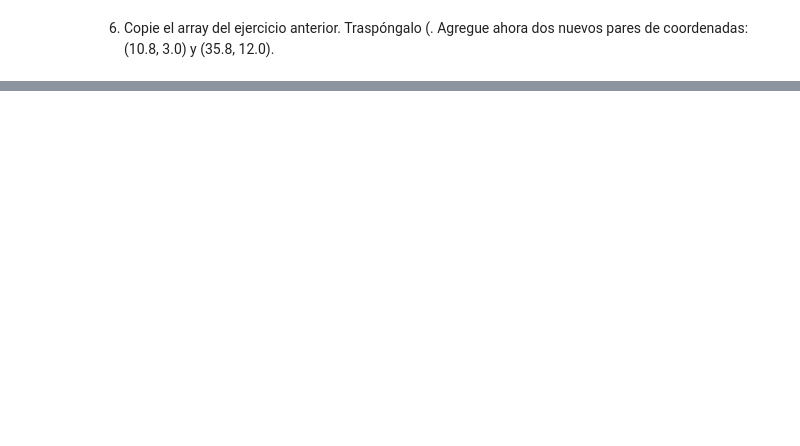
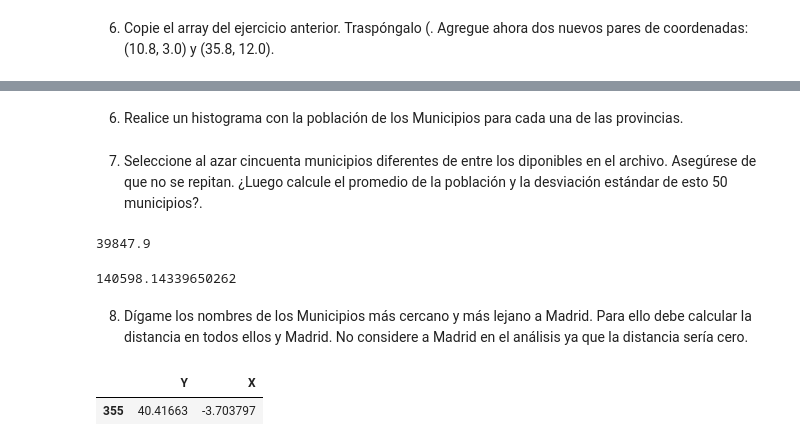
Before and after one commit to renatocoronado/laboratorio3, a Jupyter notebook: laboratorio_3.ipynb, the cells around one changed output, grey strips where cells are left out. Cells and saved outputs as stored; diff of their text form; code cells hidden in the pictures; blank space fills up the shorter version.

```diff
--- a/laboratorio_3.ipynb
+++ b/laboratorio_3.ipynb
@@ -93,0 +200,8 @@ Agregue ahora dos nuevos pares de coordenadas: (10.8,
+# %% [markdown]
+6) Realice un histograma con la población de los
+Municipios para cada una de las provincias.
+# %% [markdown]
+7) Seleccione al azar cincuenta municipios diferentes de
+entre los diponibles en el archivo. Asegúrese de que no
+se repitan. ¿Luego calcule el promedio de la población y
+la desviación estándar de esto 50 municipios?.
@@ -93,0 +212,20 @@ Agregue ahora dos nuevos pares de coordenadas: (10.8,
+# %%
+data_7["Poblacion"].mean()
+# %% [output]
+39847.9
+# %%
+data["Poblacion"].std()
+# %% [output]
+140598.14339650262
+# %% [markdown]
+8) Dígame los nombres de los Municipios más cercano y más
+lejano a Madrid. Para ello debe calcular la distancia en
+todos ellos y Madrid. No considere a Madrid en el
+análisis ya que la distancia sería cero.
+# %%
+coordenadas_madrid = data[["Y", "X"]][data["Municipio"]=="Madrid"]
+# %%
+coordenadas_madrid
+# %% [output]
+|  | Y | X |
+| 355 | 40.41663 | -3.703797 |
```
Also changed, not shown: parts of 28 cells of this notebook, 1 other file.
